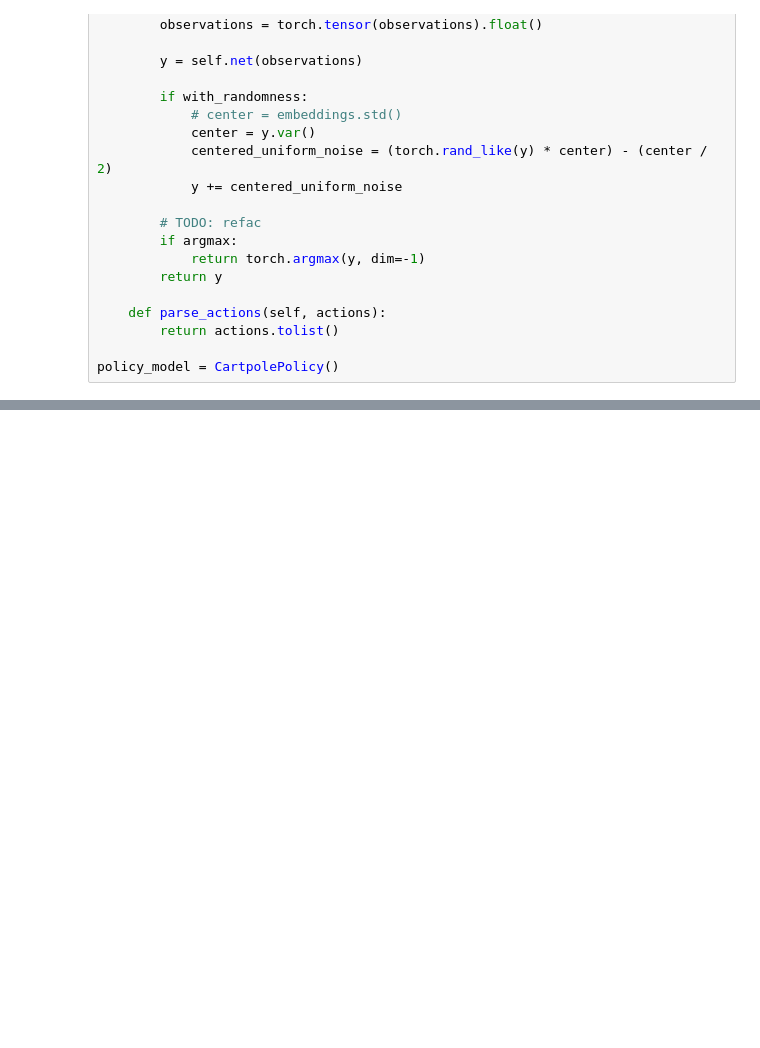
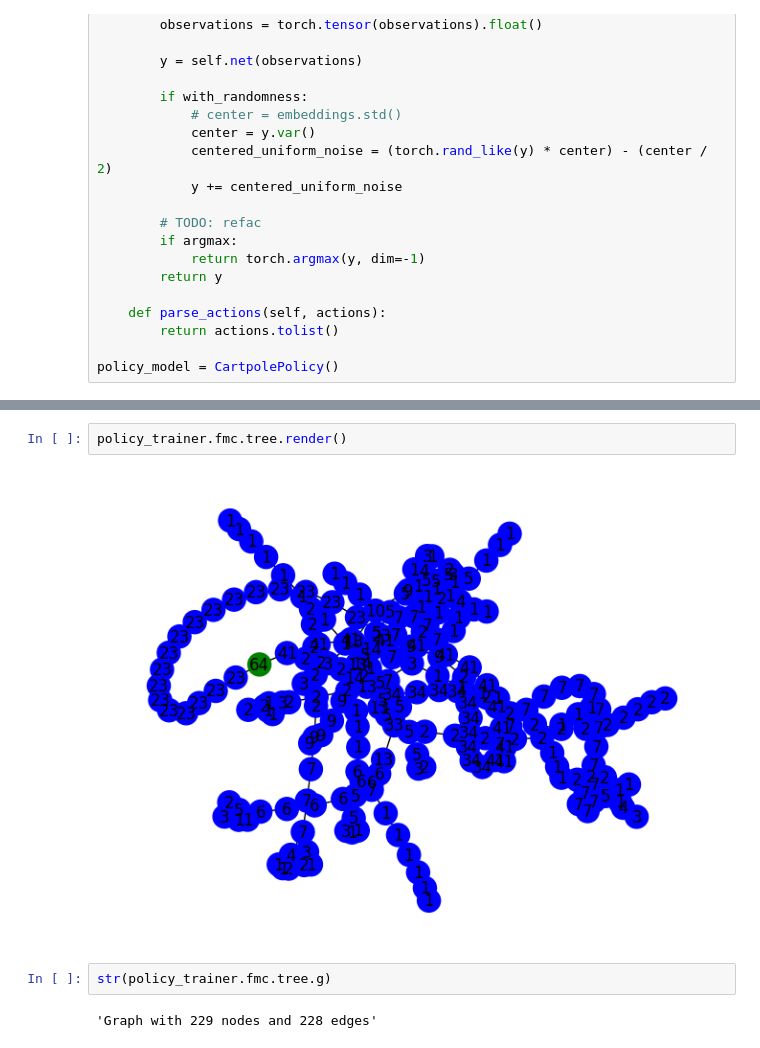
Before and after one commit to verbose-void/fractal-zero, a Jupyter notebook: notebooks/online_fmc.ipynb, the cells around one changed output, grey strips where cells are left out. Saved outputs shown, nothing was run; the diff lists cells and outputs as text; blank space fills up the shorter version.

```diff
--- a/notebooks/online_fmc.ipynb
+++ b/notebooks/online_fmc.ipynb
@@ -80,0 +144,8 @@ policy_trainer.fmc.clone_receives
+# %%
+policy_trainer.fmc.tree.render()
+# %% [output]
+[figure, added]
+# %%
+str(policy_trainer.fmc.tree.g)
+# %% [output]
+'Graph with 229 nodes and 228 edges'
```
Also changed, not shown: parts of 5 cells of this notebook, 1 other file.
